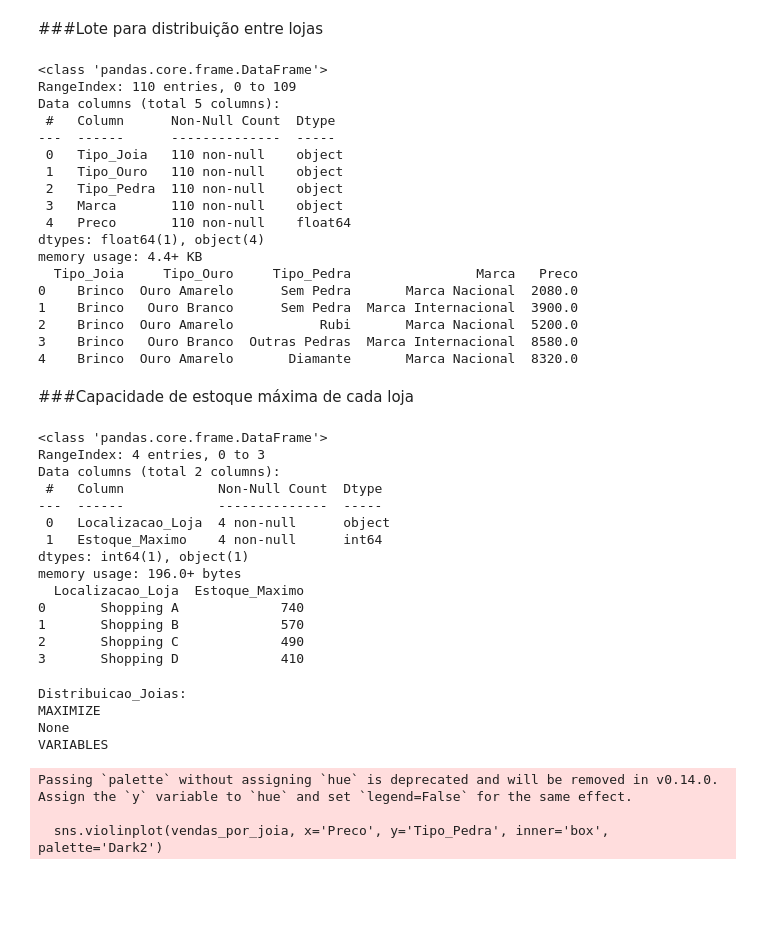
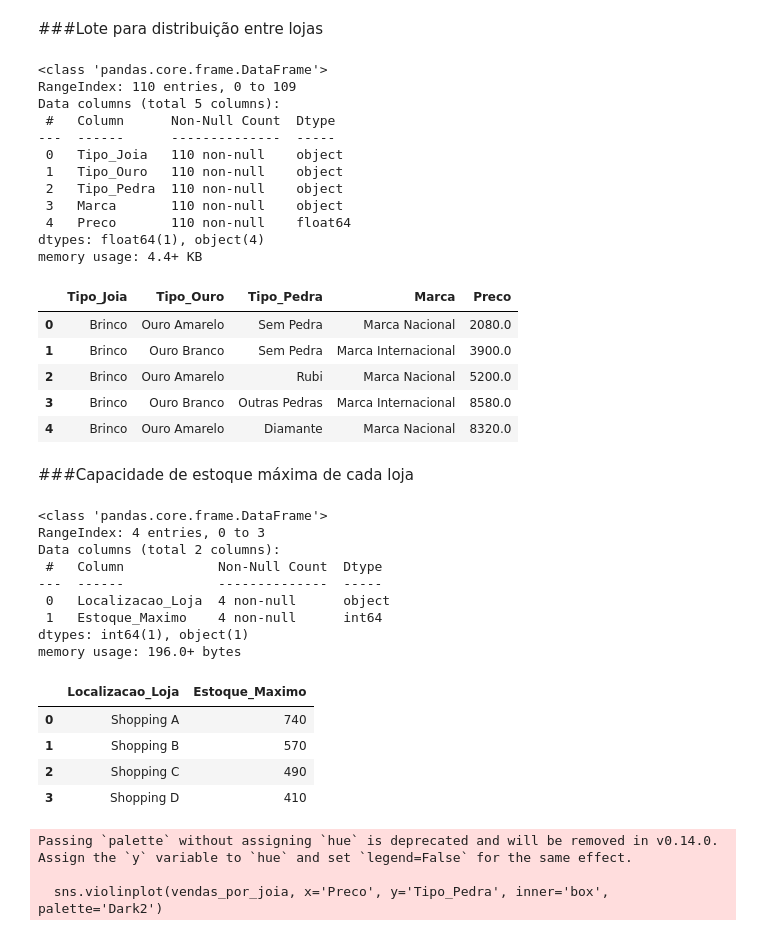
Before and after one commit to mba-fabio/dsa_usp, a Jupyter notebook: 20250420_Resultados_Preliminares_v0.ipynb, the cells around one changed output. Cells and saved outputs as stored; diff of their text form; code cells hidden in the pictures; blank space fills up the shorter version.

```diff
--- a/20250420_Resultados_Preliminares_v0.ipynb
+++ b/20250420_Resultados_Preliminares_v0.ipynb
@@ -68,34 +80,36 @@ Data columns (total 8 columns):
 # %%
 # Carrega os dados do lote atual para o Data Frame do Pandas
 lote = pd.read_csv('https://github.com/mba-fabio/dsa_usp/raw/main/20250405_Lote_Distribuicao_v3_desbalanceado.csv')
 lote.info()
-print(lote.head())
+
+lote.head()
 # %% [output]
 <class 'pandas.core.frame.DataFrame'>
 RangeIndex: 110 entries, 0 to 109
 Data columns (total 5 columns):
  #   Column      Non-Null Count  Dtype
 ---  ------      --------------  -----
  0   Tipo_Joia   110 non-null    object
  1   Tipo_Ouro   110 non-null    object
  2   Tipo_Pedra  110 non-null    object
  3   Marca       110 non-null    object
  4   Preco       110 non-null    float64
 dtypes: float64(1), object(4)
 memory usage: 4.4+ KB
-  Tipo_Joia     Tipo_Ouro     Tipo_Pedra                Marca   Preco
-0    Brinco  Ouro Amarelo      Sem Pedra       Marca Nacional  2080.0
-1    Brinco   Ouro Branco      Sem Pedra  Marca Internacional  3900.0
-2    Brinco  Ouro Amarelo           Rubi       Marca Nacional  5200.0
-3    Brinco   Ouro Branco  Outras Pedras  Marca Internacional  8580.0
-4    Brinco  Ouro Amarelo       Diamante       Marca Nacional  8320.0
+|  | Tipo_Joia | Tipo_Ouro | Tipo_Pedra | Marca | Preco |
+| 0 | Brinco | Ouro Amarelo | Sem Pedra | Marca Nacional | 2080.0 |
+| 1 | Brinco | Ouro Branco | Sem Pedra | Marca Internacional | 3900.0 |
+| 2 | Brinco | Ouro Amarelo | Rubi | Marca Nacional | 5200.0 |
+| 3 | Brinco | Ouro Branco | Outras Pedras | Marca Internacional | 8580.0 |
+| 4 | Brinco | Ouro Amarelo | Diamante | Marca Nacional | 8320.0 |
 # %% [markdown]
 ###Capacidade de estoque máxima de cada loja
 # %%
 # Carrega os dados de capacidade máxima de estoque de cada loja para o Data Frame do Pandas
 capacidade_lojas = pd.read_csv('https://github.com/mba-fabio/dsa_usp/raw/main/20250419_Capacidade_Estoque_Lojas.csv')
 capacidade_lojas.info()
-print(capacidade_lojas.head())
+
+capacidade_lojas.head()
 # %% [output]
 <class 'pandas.core.frame.DataFrame'>
 RangeIndex: 4 entries, 0 to 3
@@ -106,11 +120,11 @@ Data columns (total 2 columns):
  1   Estoque_Maximo    4 non-null      int64
 dtypes: int64(1), object(1)
 memory usage: 196.0+ bytes
-  Localizacao_Loja  Estoque_Maximo
-0       Shopping A             740
-1       Shopping B             570
-2       Shopping C             490
-3       Shopping D             410
+|  | Localizacao_Loja | Estoque_Maximo |
+| 0 | Shopping A | 740 |
+| 1 | Shopping B | 570 |
+| 2 | Shopping C | 490 |
+| 3 | Shopping D | 410 |
 # %%
 # 1. Calcular demanda média mensal por tipo de joia e loja
 vendas_por_joia = vendas24m.groupby(['Localizacao_Loja', 'Tipo_Joia', 'Tipo_Ouro', 'Tipo_Pedra', 'Marca', 'Preco']).size()
@@ -123,10 +137,12 @@ urgencia = pd.merge(
     vendas_por_joia,
     estoque_joias.groupby(['Localizacao_Loja', 'Tipo_Joia', 'Tipo_Ouro', 'Tipo_Pedra', 'Marca']).size().reset_index(name='estoque_atual'),
     on=['Localizacao_Loja', 'Tipo_Joia', 'Tipo_Ouro', 'Tipo_Pedra', 'Marca'],
-    how='left'
+    how='right'
 )
 urgencia['estoque_atual'] = urgencia['estoque_atual'].fillna(0)
 urgencia['urgencia'] = urgencia['vendas_media_mes'] - urgencia['estoque_atual']
+
+urgencia.to_csv('urgencia.csv', index=False)
 
 # 3. Preparar dados para otimização
 lote_features = lote[['Tipo_Joia', 'Tipo_Ouro', 'Tipo_Pedra', 'Marca', 'Preco']].drop_duplicates()
@@ -178,11 +194,6 @@ for (idx, loja), var in alocacao.items():
 
 df_alocacao = pd.DataFrame(alocacao_final)
 print(df_alocacao)
-# %% [output]
-Distribuicao_Joias:
-MAXIMIZE
-None
-VARIABLES
 # %%
 # @title Tipo_Pedra vs Preco
 
```
Also changed, not shown: parts of 3 cells of this notebook.
